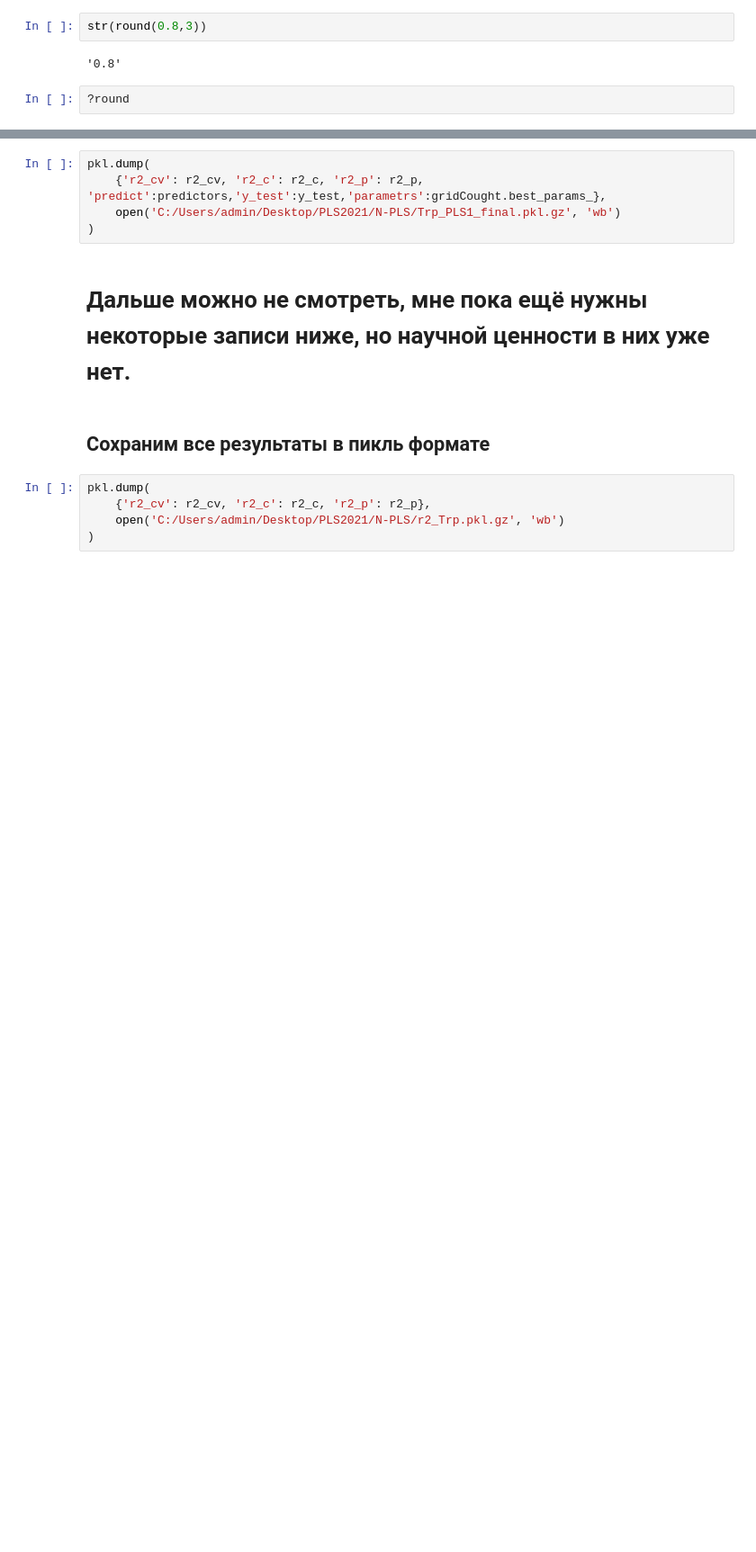
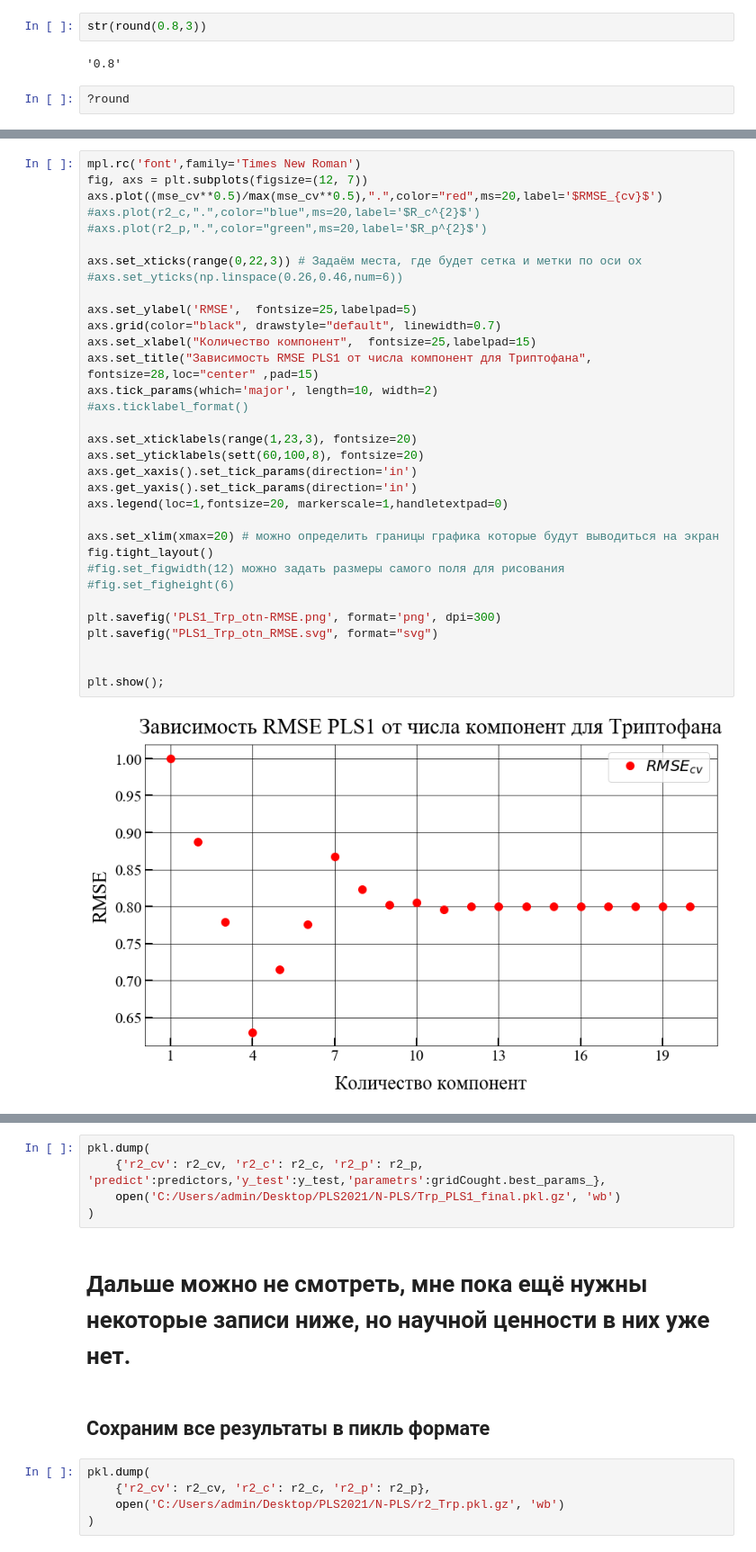
Before and after one commit to 89605502155/ML-repositry, a Jupyter notebook: PLS1_regression.ipynb, the cells around one changed output, grey strips where cells are left out. Shown at 90% size. Saved outputs shown, nothing was run; the diff lists cells and outputs as text; blank space fills up the shorter version.

```diff
--- a/PLS1_regression.ipynb
+++ b/PLS1_regression.ipynb
@@ -230,3 +271,38 @@ plt.show();
+# %%
+mpl.rc('font',family='Times New Roman')
+fig, axs = plt.subplots(figsize=(12, 7))
+axs.plot((mse_cv**0.5)/max(mse_cv**0.5),".",color="red",ms=20,label='$RMSE_{cv}$')
+#axs.plot(r2_c,".",color="blue",ms=20,label='$R_c^{2}$')
+#axs.plot(r2_p,".",color="green",ms=20,label='$R_p^{2}$')
+
+axs.set_xticks(range(0,22,3)) # Задаём места, где будет сетка и метки по оси ох
+#axs.set_yticks(np.linspace(0.26,0.46,num=6))
+
+axs.set_ylabel('RMSE',  fontsize=25,labelpad=5)
+axs.grid(color="black", drawstyle="default", linewidth=0.7)
+axs.set_xlabel("Количество компонент",  fontsize=25,labelpad=15)
+axs.set_title("Зависимость RMSE PLS1 от числа компонент для Триптофана", fontsize=28,loc="center" ,pad=15)
+axs.tick_params(which='major', length=10, width=2)
+#axs.ticklabel_format()
+
+axs.set_xticklabels(range(1,23,3), fontsize=20)
+axs.set_yticklabels(sett(60,100,8), fontsize=20)
+axs.get_xaxis().set_tick_params(direction='in')
+axs.get_yaxis().set_tick_params(direction='in')
+axs.legend(loc=1,fontsize=20, markerscale=1,handletextpad=0)
+
+axs.set_xlim(xmax=20) # можно определить границы графика которые будут выводиться на экран
+fig.tight_layout()
+#fig.set_figwidth(12) можно задать размеры самого поля для рисования
+#fig.set_figheight(6)
+
+plt.savefig('PLS1_Trp_otn-RMSE.png', format='png', dpi=300)
+plt.savefig("PLS1_Trp_otn_RMSE.svg", format="svg")
+
+
+plt.show();
+# %% [output]
+[figure, added]
 # %%
 mpl.rc('font',family='Times New Roman')
 fig, axs = plt.subplots(figsize=(12, 7))
```
Also changed, not shown: parts of 17 cells of this notebook, 1 other file.
